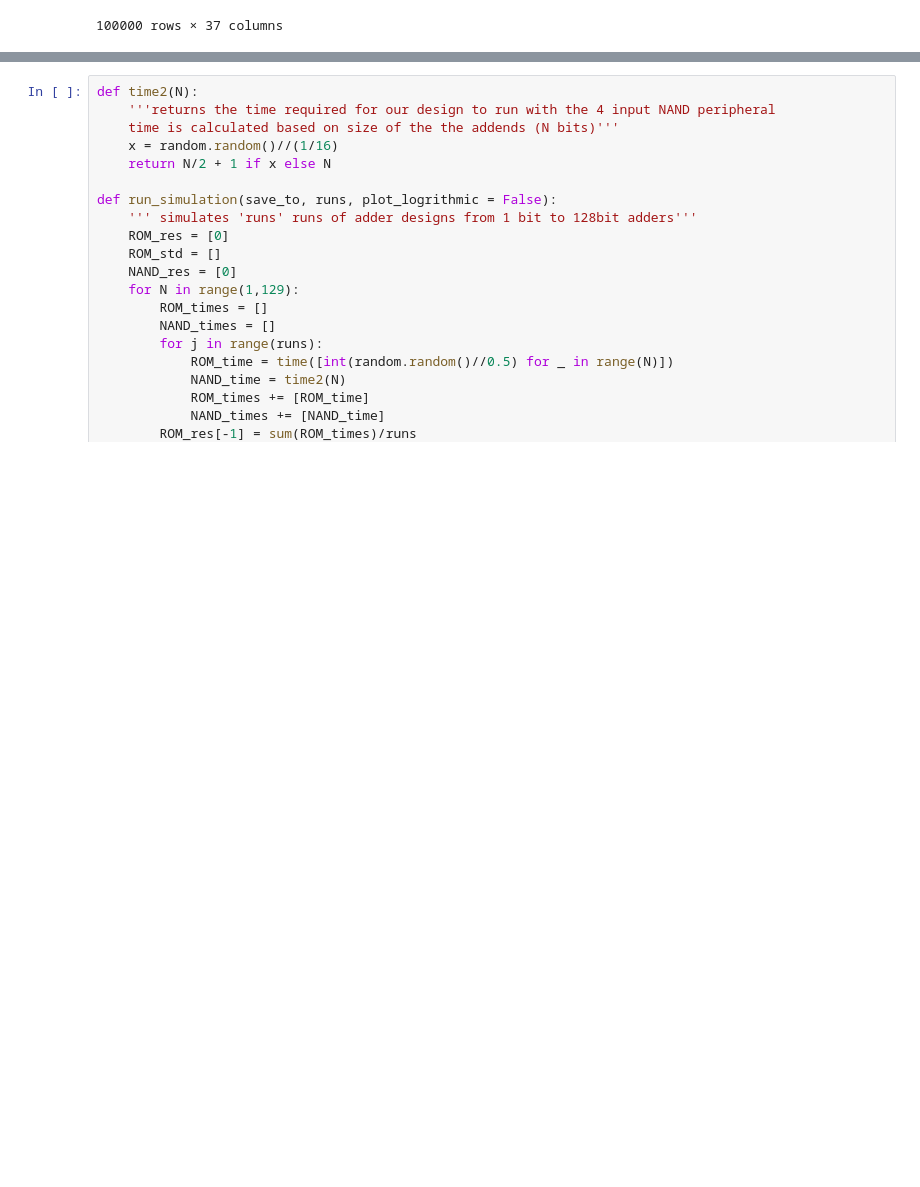
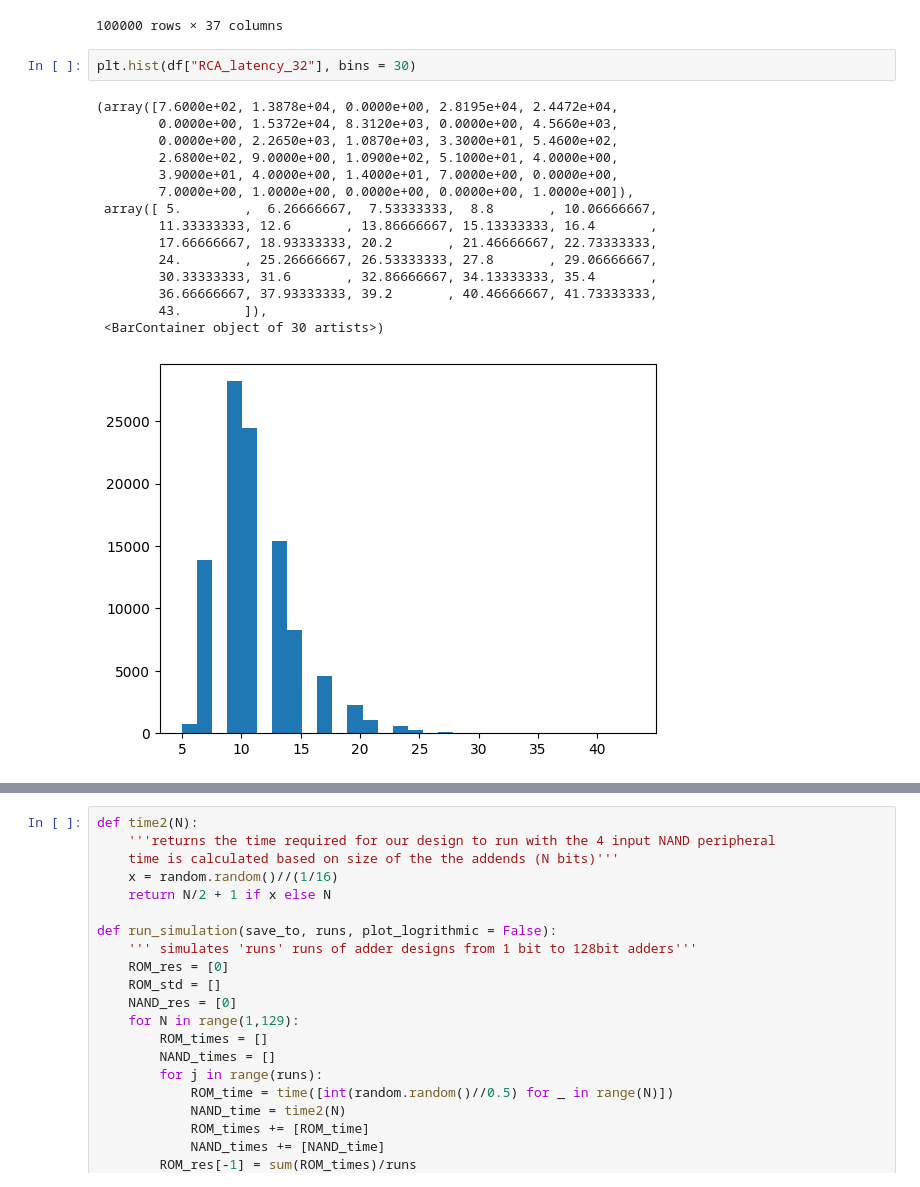
Before and after one commit to ALN006/dynamic_adder_2025, a Jupyter notebook: data/adder_data_analysis_notebook.ipynb, the cells around one changed output, grey strips where cells are left out. Cells and saved outputs as stored; diff of their text form; blank space fills up the shorter version.

```diff
--- a/data/adder_data_analysis_notebook.ipynb
+++ b/data/adder_data_analysis_notebook.ipynb
@@ -118,4 +118,22 @@ df
 | 99998 | 10011000100101001010000000110001 | 2559877169 | 1011001101000010101100110110011 | 1503746483 | 1 | 2 | 4 | 5 | ... |
 | 99999 | 11110011010011111101011011100110 | 4082095846 | 10111010011000101111101001110100 | 3127048820 | 1 | 2 | 4 | 5 | ... |
 100000 rows × 37 columns
+# %%
+plt.hist(df["RCA_latency_32"], bins = 30)
+# %% [output]
+(array([7.6000e+02, 1.3878e+04, 0.0000e+00, 2.8195e+04, 2.4472e+04,
+        0.0000e+00, 1.5372e+04, 8.3120e+03, 0.0000e+00, 4.5660e+03,
+        0.0000e+00, 2.2650e+03, 1.0870e+03, 3.3000e+01, 5.4600e+02,
+        2.6800e+02, 9.0000e+00, 1.0900e+02, 5.1000e+01, 4.0000e+00,
+        3.9000e+01, 4.0000e+00, 1.4000e+01, 7.0000e+00, 0.0000e+00,
+        7.0000e+00, 1.0000e+00, 0.0000e+00, 0.0000e+00, 1.0000e+00]),
+ array([ 5.        ,  6.26666667,  7.53333333,  8.8       , 10.06666667,
+        11.33333333, 12.6       , 13.86666667, 15.13333333, 16.4       ,
+        17.66666667, 18.93333333, 20.2       , 21.46666667, 22.73333333,
+        24.        , 25.26666667, 26.53333333, 27.8       , 29.06666667,
+        30.33333333, 31.6       , 32.86666667, 34.13333333, 35.4       ,
+        36.66666667, 37.93333333, 39.2       , 40.46666667, 41.73333333,
+        43.        ]),
+ <BarContainer object of 30 artists>)
+[figure, added]
 # %%
```
Also changed, not shown: parts of 1 cell of this notebook, 2 other files.
